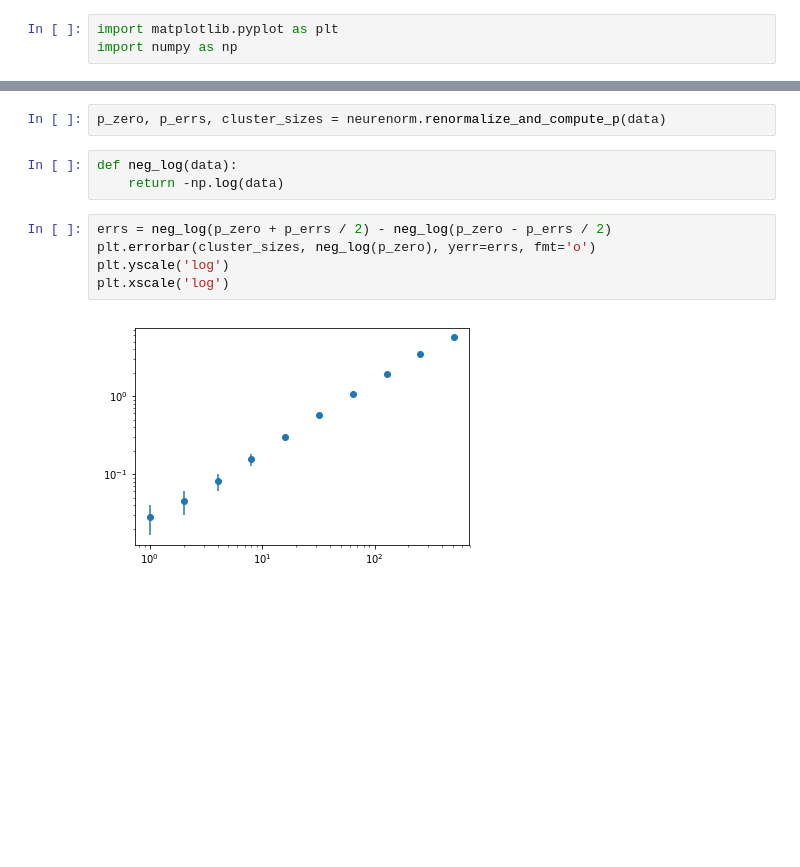
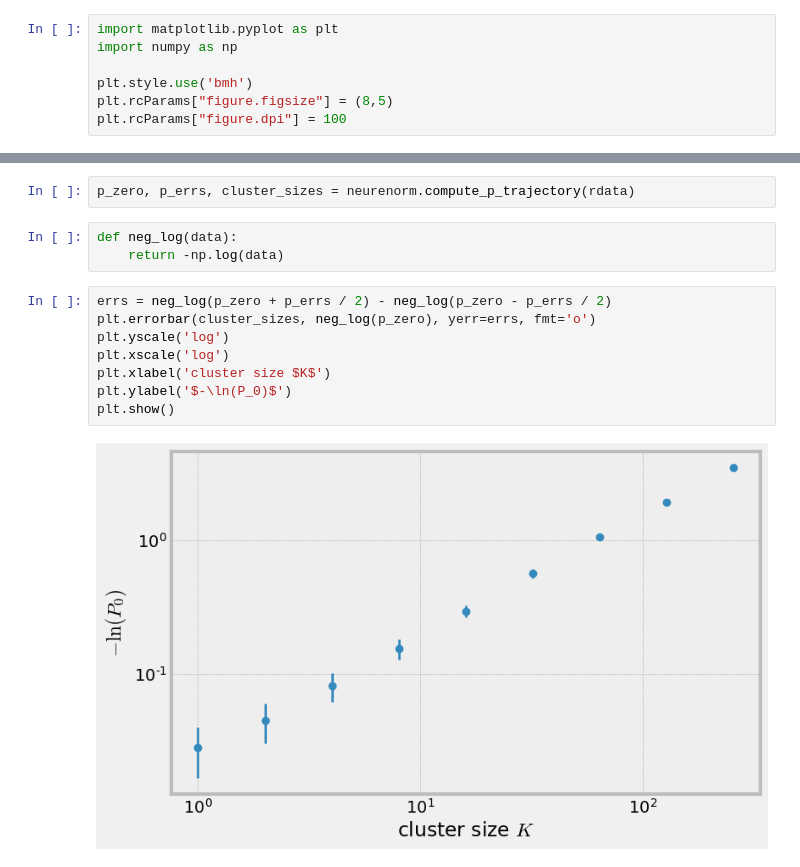
Before and after one commit to manuel-rhdt/neuronal-correlations, a Jupyter notebook: Notebook.ipynb, the cells around one changed output, grey strips where cells are left out. Saved outputs shown, nothing was run; the diff lists cells and outputs as text; blank space fills up the shorter version.

```diff
--- a/Notebook.ipynb
+++ b/Notebook.ipynb
@@ -1,6 +1,10 @@
 # %%
 import matplotlib.pyplot as plt
 import numpy as np
+
+plt.style.use('bmh')
+plt.rcParams["figure.figsize"] = (8,5)
+plt.rcParams["figure.dpi"] = 100
 # %%
 import neurenorm
 # %%
@@ -34,12 +43,15 @@ plt.show()
 # %%
-p_zero, p_errs, cluster_sizes = neurenorm.renormalize_and_compute_p(data)
+p_zero, p_errs, cluster_sizes = neurenorm.compute_p_trajectory(rdata)
 # %%
 def neg_log(data):
     return -np.log(data)
 # %%
 errs = neg_log(p_zero + p_errs / 2) - neg_log(p_zero - p_errs / 2)
 plt.errorbar(cluster_sizes, neg_log(p_zero), yerr=errs, fmt='o')
 plt.yscale('log')
 plt.xscale('log')
+plt.xlabel('cluster size $K$')
+plt.ylabel('$-\ln(P_0)$')
+plt.show()
 # %% [output]
-[figure, old version]
+[figure, new version]
```
Also changed, not shown: parts of 4 cells of this notebook, 6 other files.
